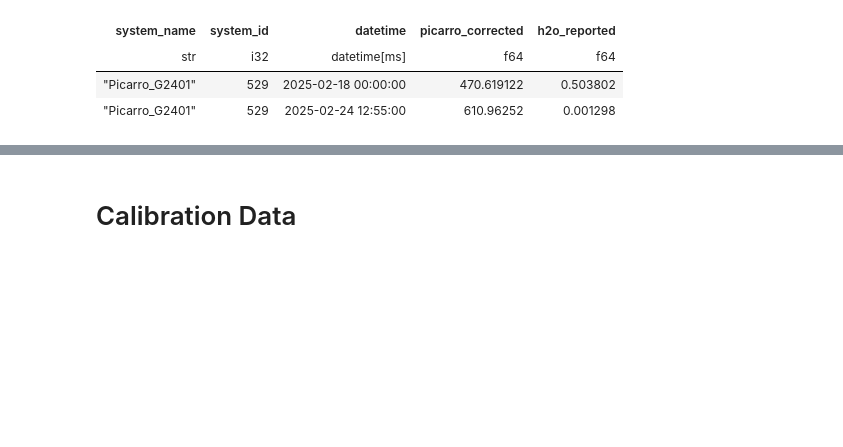
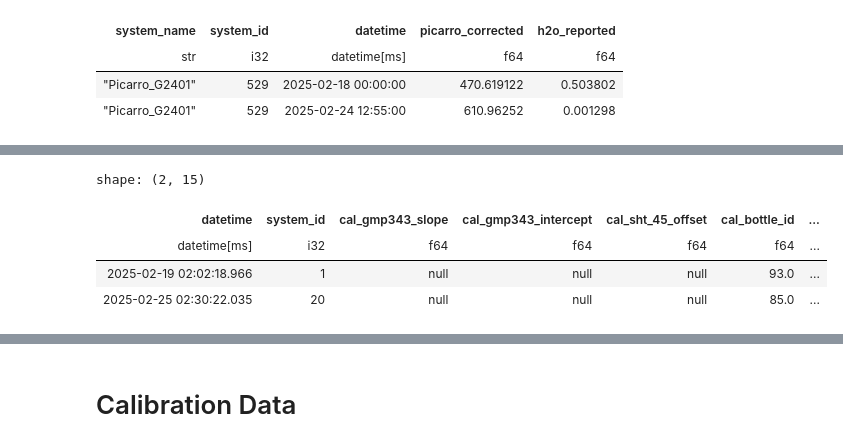
Before and after one commit to tum-esm/ACROPOLIS-data-processing, a Jupyter notebook: notebooks/plot_raw_data.ipynb, the cells around one changed output, grey strips where cells are left out. Drawn from its saved outputs; the diff is of its cells as text; code cells hidden in the pictures; blank space fills up the shorter version.

Commit message:
reenable calibration filtered plotting

```diff
--- a/notebooks/plot_raw_data.ipynb
+++ b/notebooks/plot_raw_data.ipynb
@@ -96,4 +74,29 @@ shape: (2, 49)
 | 20 | "acropolis-20" | 2025-02-25 08:00:00 | 1.7405e12 | 412.957895 | 472.954386 | 473.037719 | ... |
+# %%
+# Load CAL ACROPOLIS Data (no aggregation)
+all_systems = []
+
+for id in ids:
+    df_system = import_acropolis_system_data(
+            years=[2024,2025],
+            target_directory=POSTPROCESSED_DATA_DIRECTORY,
+            id=id,
+            prefix="1min"
+        ).select("datetime","system_id", '^cal_.*$') \
+        .filter(pl.col("datetime").is_between(start_date, end_date)) \
+        .filter(pl.col("cal_gmp343_filtered").is_not_null())
+
+    all_systems.append(df_system)
+
+del df_system
+df_raw = pl.concat(all_systems, how="diagonal").collect()
+df_raw.head(1).vstack(df_raw.tail(1))
+# %% [output]
+shape: (2, 15)
+| datetime | system_id | cal_gmp343_slope | cal_gmp343_intercept | cal_sht_45_offset | cal_bottle_id | ... |
+| datetime[ms] | i32 | f64 | f64 | f64 | f64 | ... |
+| 2025-02-19 02:02:18.966 | 1 | null | null | null | 93.0 | ... |
+| 2025-02-25 02:30:22.035 | 20 | null | null | null | 85.0 | ... |
 # %%
 plot_sensor_measurement(df,ids,col_name="enclosure_bme280_humidity")
 # %%
```
Also changed, not shown: parts of 22 cells of this notebook, 1 other file.
